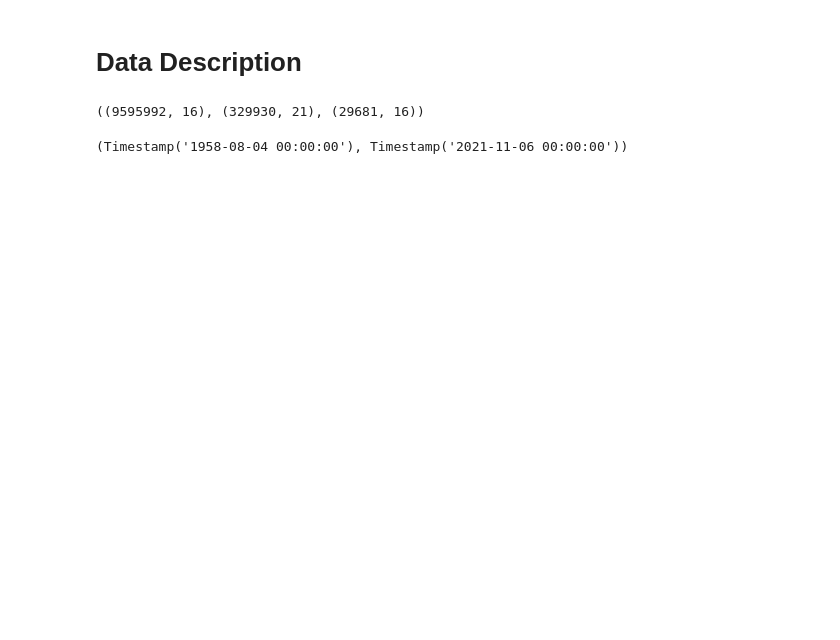
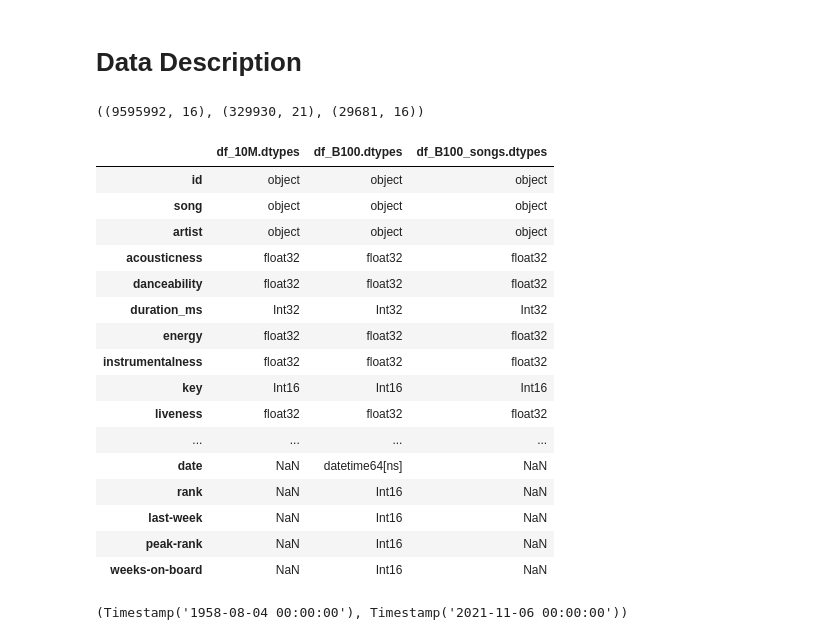
Before and after one commit to KevinCarr42/Billboard-100-Audio-Feature-Analytics, a Jupyter notebook: Kevin 820 Data Description.ipynb, the cells around one changed output. Drawn from its saved outputs; the diff is of its cells as text; code cells hidden in the pictures; blank space fills up the shorter version.

```diff
--- a/Kevin 820 Data Description.ipynb
+++ b/Kevin 820 Data Description.ipynb
@@ -112,4 +94,29 @@ df_B100_songs = df_B100_songs[desired_formatting]
 df_10M.shape, df_B100.shape, df_B100_songs.shape
 # %% [output]
 ((9595992, 16), (329930, 21), (29681, 16))
+# %%
+# data types
+pd.concat(
+    [df_10M.dtypes, df_B100.dtypes, df_B100_songs.dtypes],
+    keys=['df_10M.dtypes', 'df_B100.dtypes', 'df_B100_songs.dtypes'],
+    axis=1
+)
+# %% [output]
+|  | df_10M.dtypes | df_B100.dtypes | df_B100_songs.dtypes |
+| id | object | object | object |
+| song | object | object | object |
+| artist | object | object | object |
+| acousticness | float32 | float32 | float32 |
+| danceability | float32 | float32 | float32 |
+| duration_ms | Int32 | Int32 | Int32 |
+| energy | float32 | float32 | float32 |
+| instrumentalness | float32 | float32 | float32 |
+| key | Int16 | Int16 | Int16 |
+| liveness | float32 | float32 | float32 |
+| ... | ... | ... | ... |
+| date | NaN | datetime64[ns] | NaN |
+| rank | NaN | Int16 | NaN |
+| last-week | NaN | Int16 | NaN |
+| peak-rank | NaN | Int16 | NaN |
+| weeks-on-board | NaN | Int16 | NaN |
 # %%
```
Also changed, not shown: parts of 11 cells of this notebook, 5 other files.
